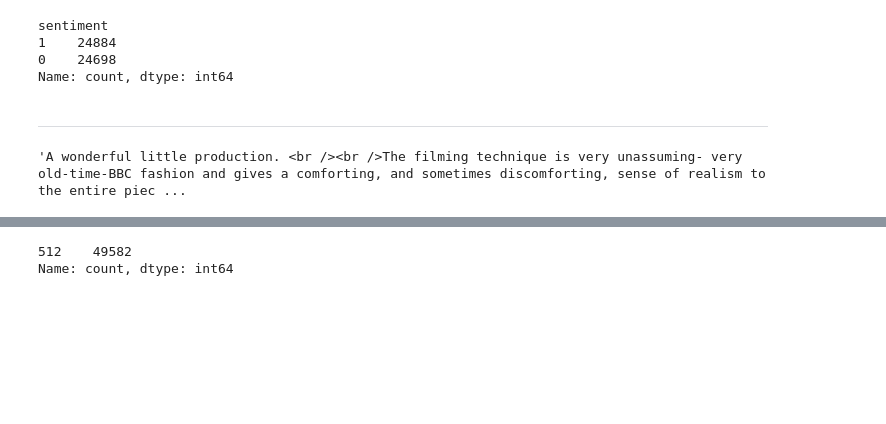
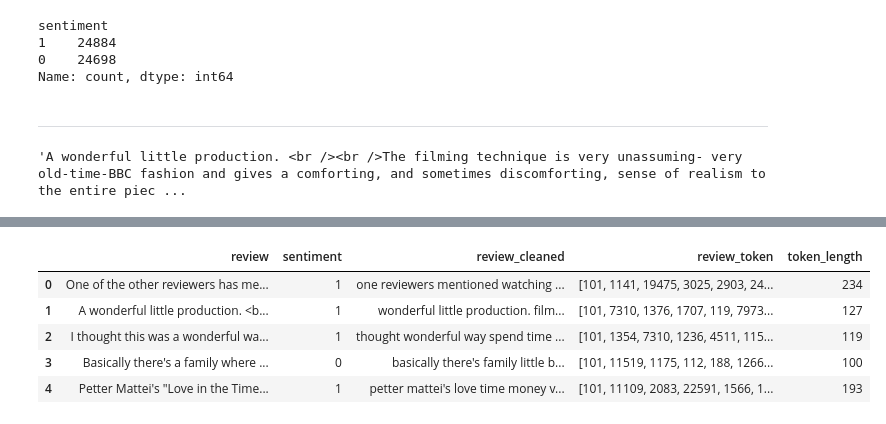
Before and after one commit to TriFullKim/DeepLearning-SentimentAnalysis, a Jupyter notebook: notebooks/0001-preprocessing.ipynb, the cells around one changed output, grey strips where cells are left out. Saved outputs shown, nothing was run; the diff lists cells and outputs as text; code cells hidden in the pictures; blank space fills up the shorter version.

```diff
--- a/notebooks/0001-preprocessing.ipynb
+++ b/notebooks/0001-preprocessing.ipynb
@@ -156,12 +137,19 @@ embeded_length_dist.plot.hist(bins=50)
-# %%
-PAD, SEP, MODEL_MAX_LENGTH = 0, 102, 512
-padded_token = []
-for review in tqdm(embeded_reviews):
-    padding_size = (MODEL_MAX_LENGTH - 1) - len(review[:-1])
-    unit_review_embed = review[:-1] + [PAD] * padding_size + [SEP]
-    padded_token.append(unit_review_embed)
-
-pd.Series([len(em) for em in padded_token]).value_counts()
-# %% [output]
-512    49582
-Name: count, dtype: int64
+# %%
+IMDB.head()
+# 0, 101, 102, 103 = PAD, START, END, MASK
+# 우리가 관심가지는건 0,101,102
+
+# 0 = 형태의 일관성을 유지시켜주는 허래허식의 값.
+# because, 각각의 문장의 길이가 현실 세계에서는 일정치 않아서, 지능이 떨어지는 컴퓨터는 다루기 힘들어서, 맞추어주는 작업을 해준다.
+# e.g. token_length가 234, 127 이런 식의 벡터라면, padding작업을 거친 후 512,512의 같은 크기의 벡터로 변환해준다.
+
+# 101,102 = 문장의 시작과 끝은 알려주는 토큰
+# Because, 문장부호로도 알 수도 있지만,
+# 하나의 512짜리 벡터안에서 끝맺음 문장부호(.)가 여러개 이면, 이 지능딸린 컴퓨터는 어 시발 어디지? 하기 때문.
+# %% [output]
+|  | review | sentiment | review_cleaned | review_token | token_length |
+| 0 | One of the other reviewers has me... | 1 | one reviewers mentioned watching ... | [101, 1141, 19475, 3025, 2903, 24... | 234 |
+| 1 | A wonderful little production. <b... | 1 | wonderful little production. film... | [101, 7310, 1376, 1707, 119, 7973... | 127 |
+| 2 | I thought this was a wonderful wa... | 1 | thought wonderful way spend time ... | [101, 1354, 7310, 1236, 4511, 115... | 119 |
+| 3 | Basically there's a family where ... | 0 | basically there's family little b... | [101, 11519, 1175, 112, 188, 1266... | 100 |
+| 4 | Petter Mattei's "Love in the Time... | 1 | petter mattei's love time money v... | [101, 11109, 2083, 22591, 1566, 1... | 193 |
```
Also changed, not shown: parts of 18 cells of this notebook, 2 other files.
